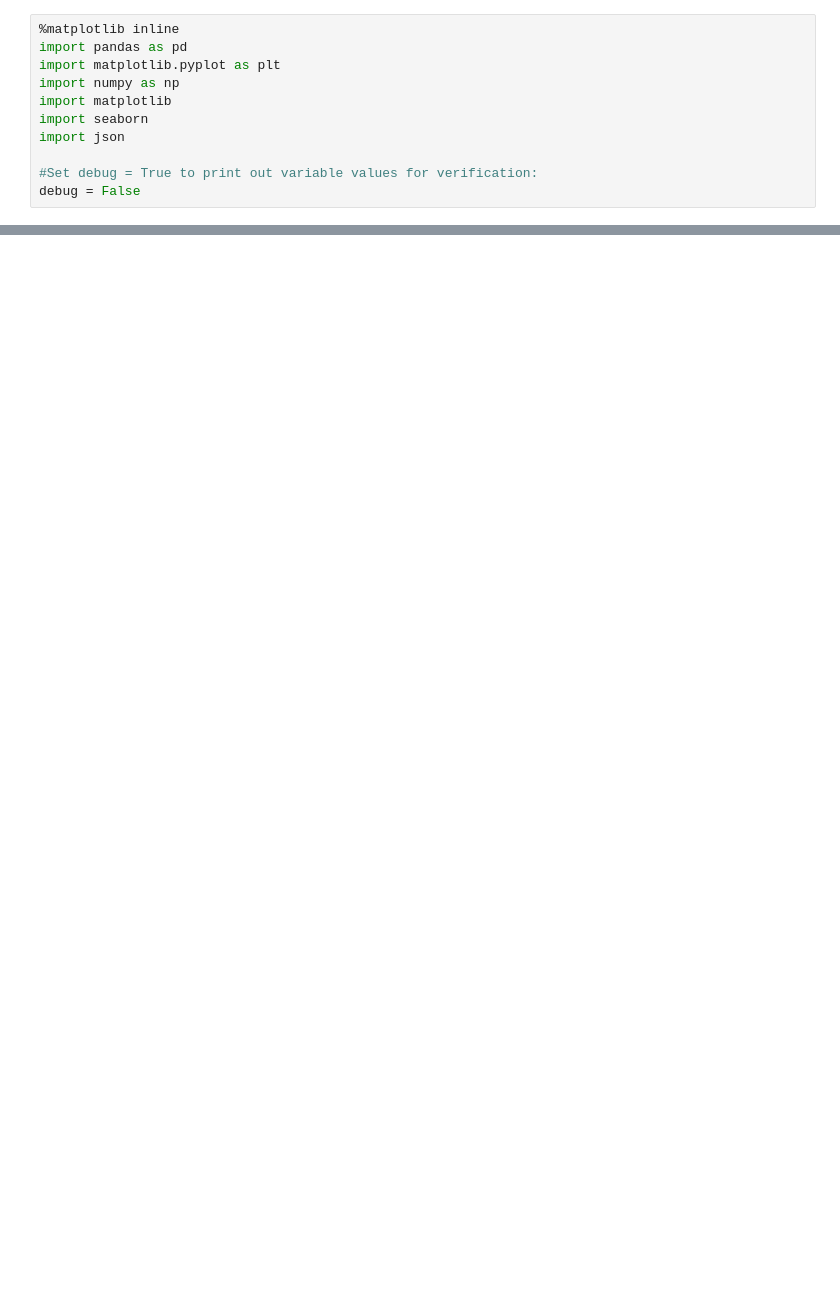
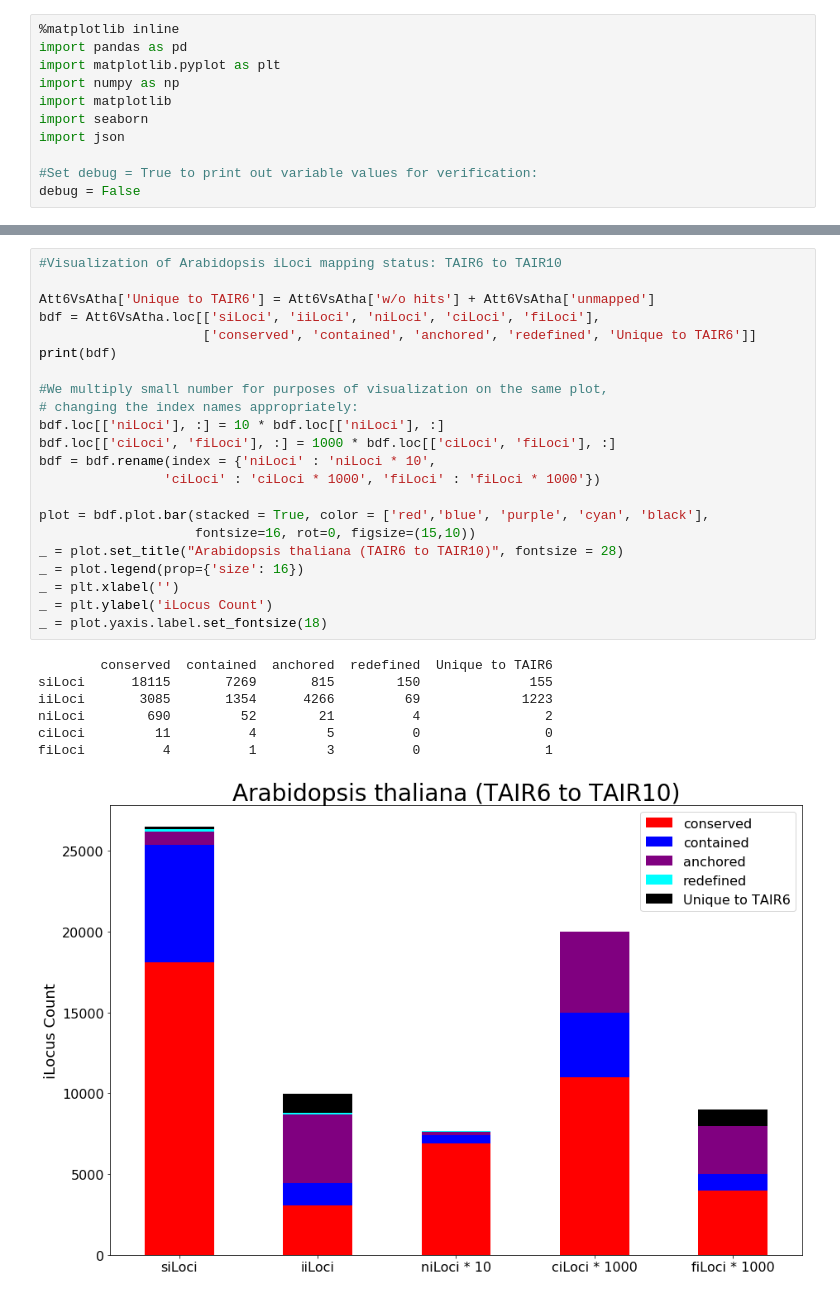
Before and after one commit to vpbrendel/iLoci_Lai2020, a Jupyter notebook: work/comparisons/make-F5-F6.ipynb, the cells around one changed output, grey strips where cells are left out. Saved outputs shown, nothing was run; the diff lists cells and outputs as text; blank space fills up the shorter version.

```diff
--- a/work/comparisons/make-F5-F6.ipynb
+++ b/work/comparisons/make-F5-F6.ipynb
@@ -213,0 +232,30 @@ data = [Atha_conserved['LogLength'], Atha_unique['LogLength'], At11_unique['LogL
+# %%
+#Visualization of Arabidopsis iLoci mapping status: TAIR6 to TAIR10
+
+Att6VsAtha['Unique to TAIR6'] = Att6VsAtha['w/o hits'] + Att6VsAtha['unmapped']
+bdf = Att6VsAtha.loc[['siLoci', 'iiLoci', 'niLoci', 'ciLoci', 'fiLoci'],
+                     ['conserved', 'contained', 'anchored', 'redefined', 'Unique to TAIR6']]
+print(bdf)
+
+#We multiply small number for purposes of visualization on the same plot,
+# changing the index names appropriately:
+bdf.loc[['niLoci'], :] = 10 * bdf.loc[['niLoci'], :]
+bdf.loc[['ciLoci', 'fiLoci'], :] = 1000 * bdf.loc[['ciLoci', 'fiLoci'], :]
+bdf = bdf.rename(index = {'niLoci' : 'niLoci * 10',
+                'ciLoci' : 'ciLoci * 1000', 'fiLoci' : 'fiLoci * 1000'})
+
+plot = bdf.plot.bar(stacked = True, color = ['red','blue', 'purple', 'cyan', 'black'],
+                    fontsize=16, rot=0, figsize=(15,10))
+_ = plot.set_title("Arabidopsis thaliana (TAIR6 to TAIR10)", fontsize = 28)
+_ = plot.legend(prop={'size': 16})
+_ = plt.xlabel('')
+_ = plt.ylabel('iLocus Count')
+_ = plot.yaxis.label.set_fontsize(18)
+# %% [output]
+        conserved  contained  anchored  redefined  Unique to TAIR6
+siLoci      18115       7269       815        150              155
+iiLoci       3085       1354      4266         69             1223
+niLoci        690         52        21          4                2
+ciLoci         11          4         5          0                0
+fiLoci          4          1         3          0                1
+[figure, added]
```
Also changed, not shown: parts of 24 cells of this notebook, 2 other files.
